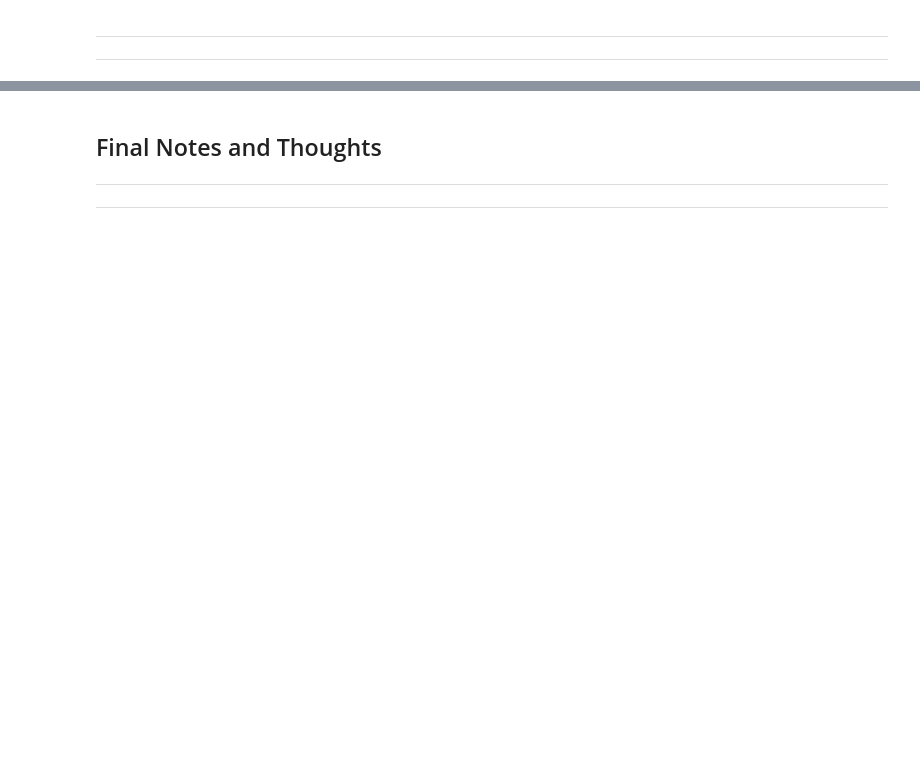
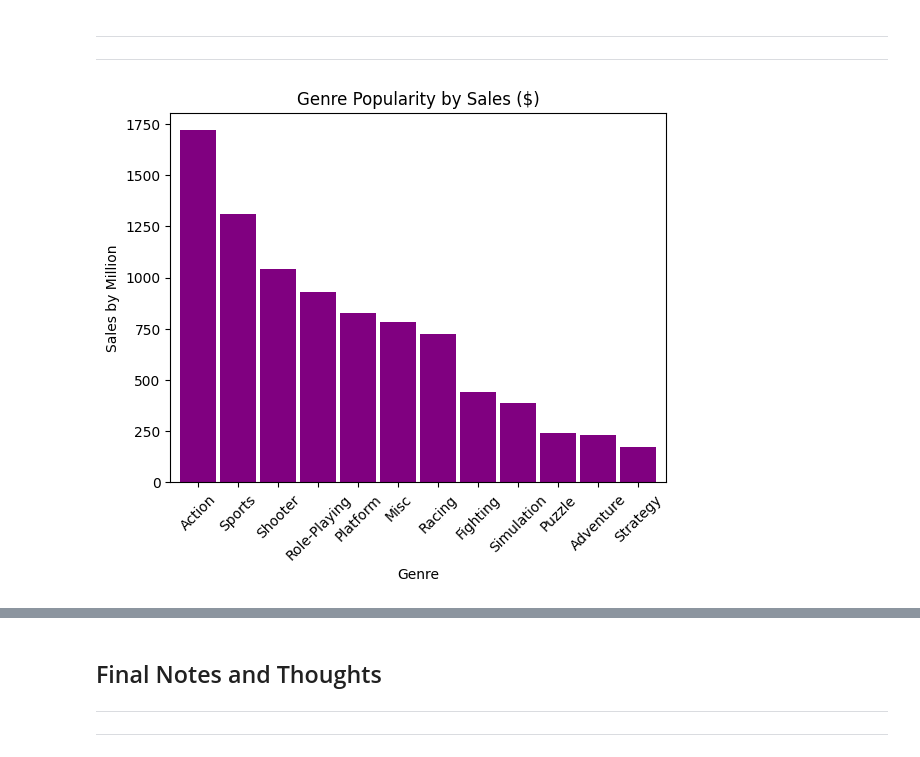
Before and after one commit to jsmither10/video-game-trends, a Jupyter notebook: data-review.ipynb, the cells around one changed output, grey strips where cells are left out. Cells and saved outputs as stored; diff of their text form; code cells hidden in the pictures; blank space fills up the shorter version.

Commit message:
added graphs

```diff
--- a/data-review.ipynb
+++ b/data-review.ipynb
@@ -459,0 +454,11 @@ fig.show()
+# %%
+# create a bar plot of genre counts
+ax = genre_grouped.plot(kind='bar', x='Genre', y='Sales', color='purple', width=.9, rot=45)
+
+# set plot title, axis labels, and y-axis scale
+ax.set(title='Genre Popularity by Sales ($)', xlabel='Genre', ylabel='Sales by Million')
+
+# display the plot
+plt.show()
+# %% [output]
+[figure, added]
```
Also changed, not shown: parts of 6 cells of this notebook.
